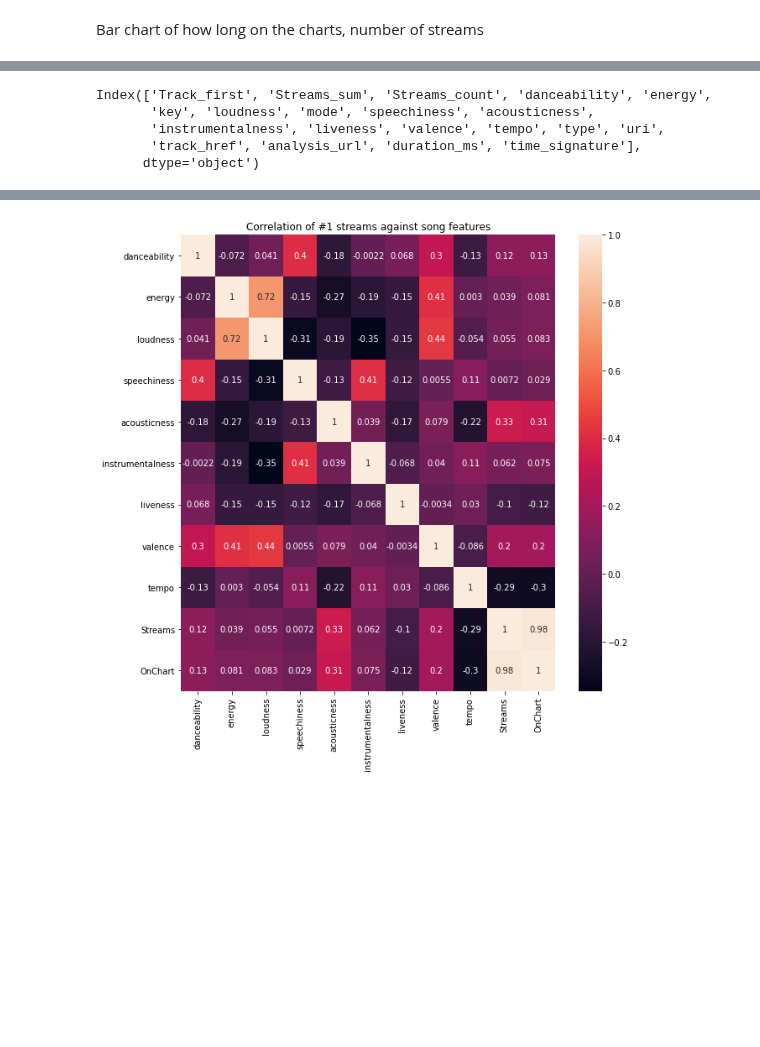
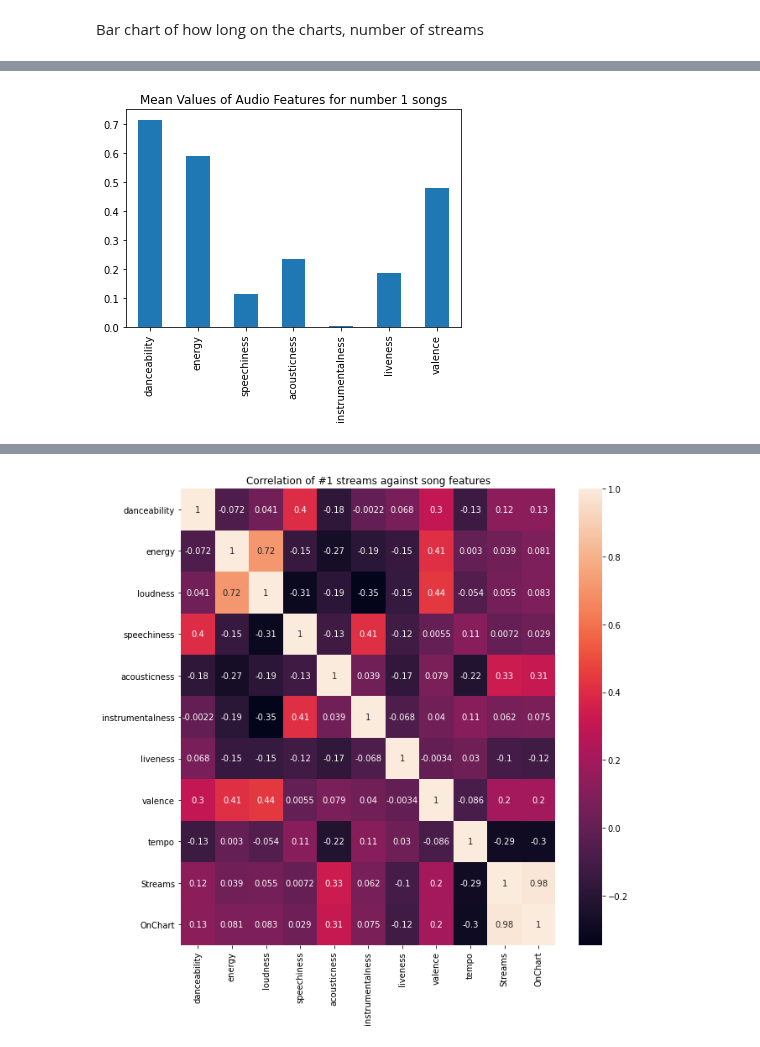
Before and after one commit to mblackstock/ds1-analytics, a Jupyter notebook: projects/spotify.ipynb, the cells around one changed output, grey strips where cells are left out. Cells and saved outputs as stored; diff of their text form; code cells hidden in the pictures; blank space fills up the shorter version.

```diff
--- a/projects/spotify.ipynb
+++ b/projects/spotify.ipynb
@@ -408,8 +356,10 @@ NameError: name 'plt' is not defined
-# %%
-track_features.columns
-# %% [output]
-Index(['Track_first', 'Streams_sum', 'Streams_count', 'danceability', 'energy',
-       'key', 'loudness', 'mode', 'speechiness', 'acousticness',
-       'instrumentalness', 'liveness', 'valence', 'tempo', 'type', 'uri',
-       'track_href', 'analysis_url', 'duration_ms', 'time_signature'],
-      dtype='object')
+# %%
+import matplotlib.pyplot as plt
+audio_features = ['danceability', 'energy', 'mode',
+       'speechiness', 'acousticness', 'instrumentalness',
+       'liveness', 'valence']
+track_features[audio_features].mean().plot.bar()
+plt.title('Mean Values of Audio Features for number 1 songs')
+plt.show()
+# %% [output]
+[figure, added]
```
Also changed, not shown: parts of 29 cells of this notebook.
